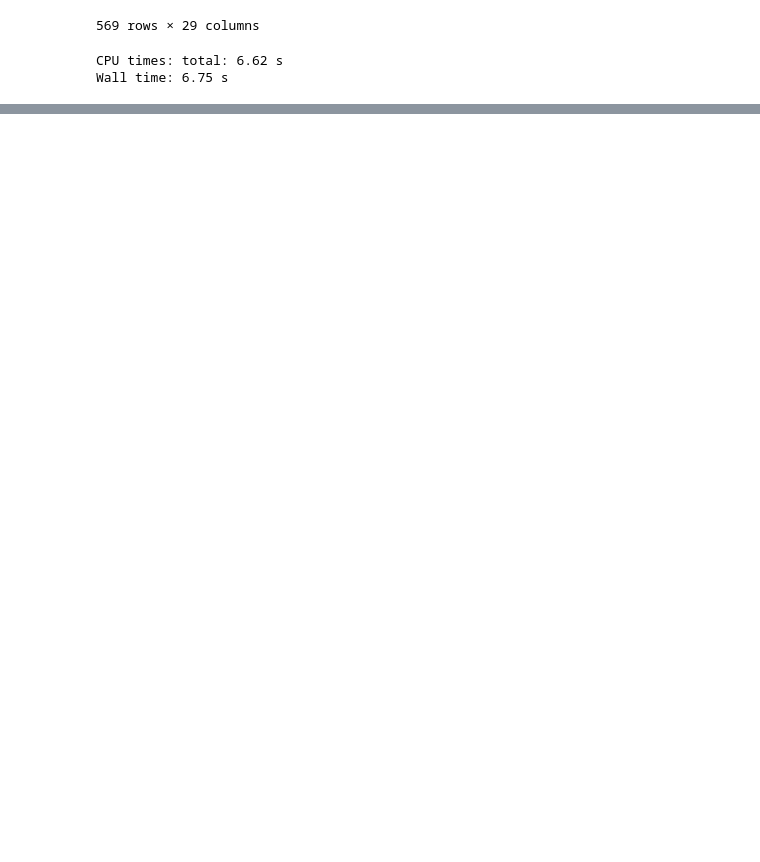
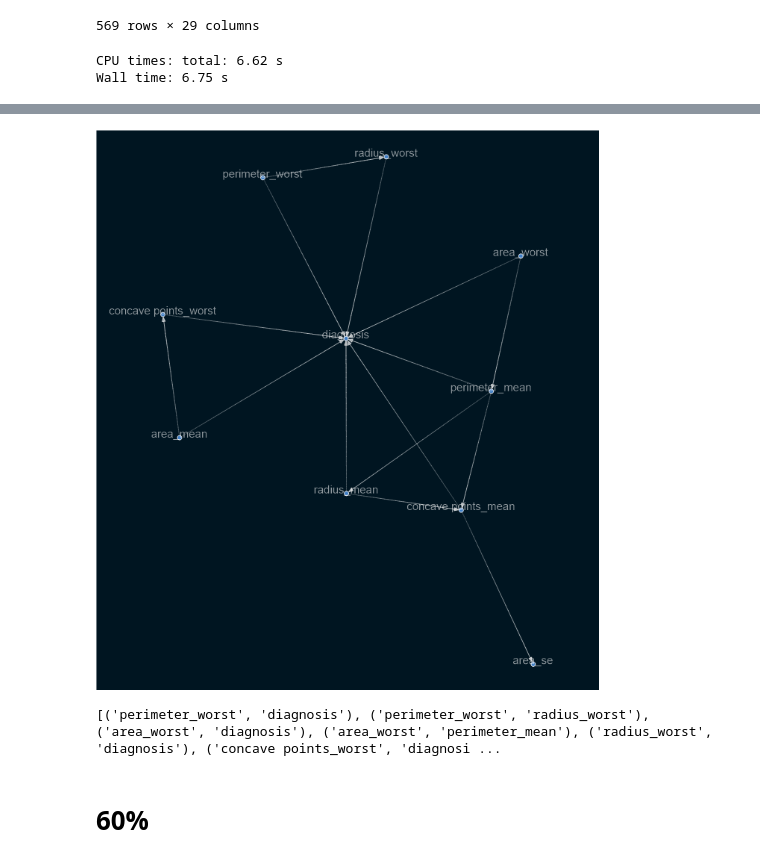
Before and after one commit to gezish/causal_inference_using_ml, a Jupyter notebook: notebooks/causal_graph.ipynb, the cells around one changed output, grey strips where cells are left out. Saved outputs shown, nothing was run; the diff lists cells and outputs as text; code cells hidden in the pictures; blank space fills up the shorter version.

```diff
--- a/notebooks/causal_graph.ipynb
+++ b/notebooks/causal_graph.ipynb
@@ -163,0 +145,7 @@ ERROR: Command errored out with exit status 1: 'C:\Users\user\.conda\envs\cosal\
+# %%
+%%time
+sm1 = from_pandas(x_portion, tabu_parent_nodes=['diagnosis'],)
+sm1.remove_edges_below_threshold(0.8)
+sm1 = sm1.get_largest_subgraph()
+vs.vis_sm(sm1)
+# %% [output]
@@ -163,0 +154,7 @@ ERROR: Command errored out with exit status 1: 'C:\Users\user\.conda\envs\cosal\
+[figure, added]
+# %%
+print(sm1.edges)
+# %% [output]
+[('perimeter_worst', 'diagnosis'), ('perimeter_worst', 'radius_worst'), ('area_worst', 'diagnosis'), ('area_worst', 'perimeter_mean'), ('radius_worst', 'diagnosis'), ('concave points_worst', 'diagnosi ...
+# %% [markdown]
+# 60%
```
Also changed, not shown: parts of 22 cells of this notebook.
